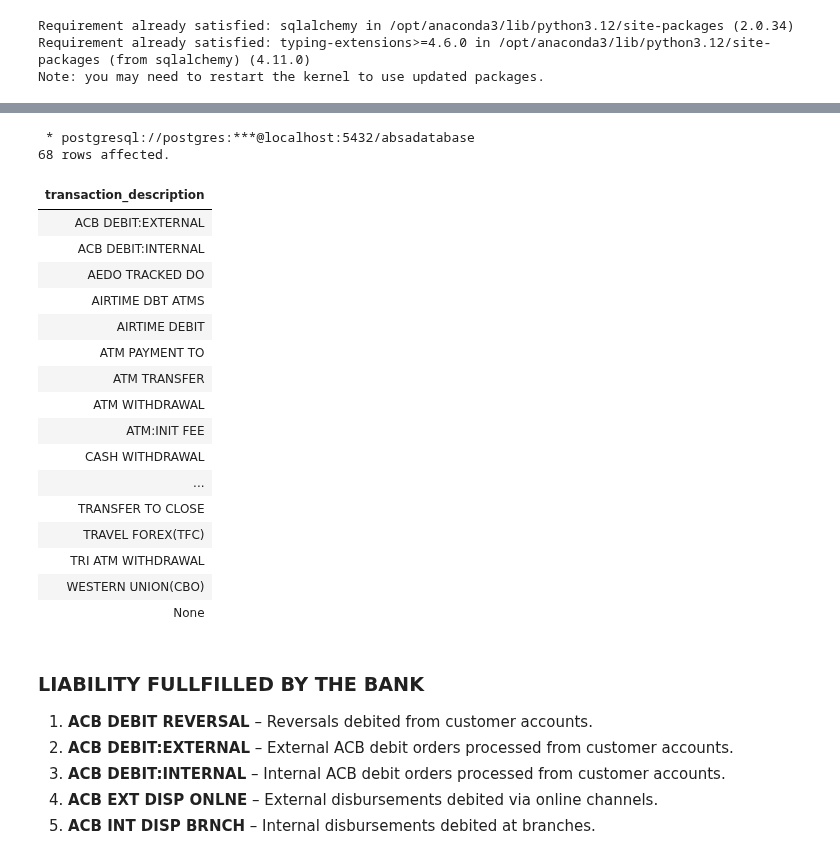
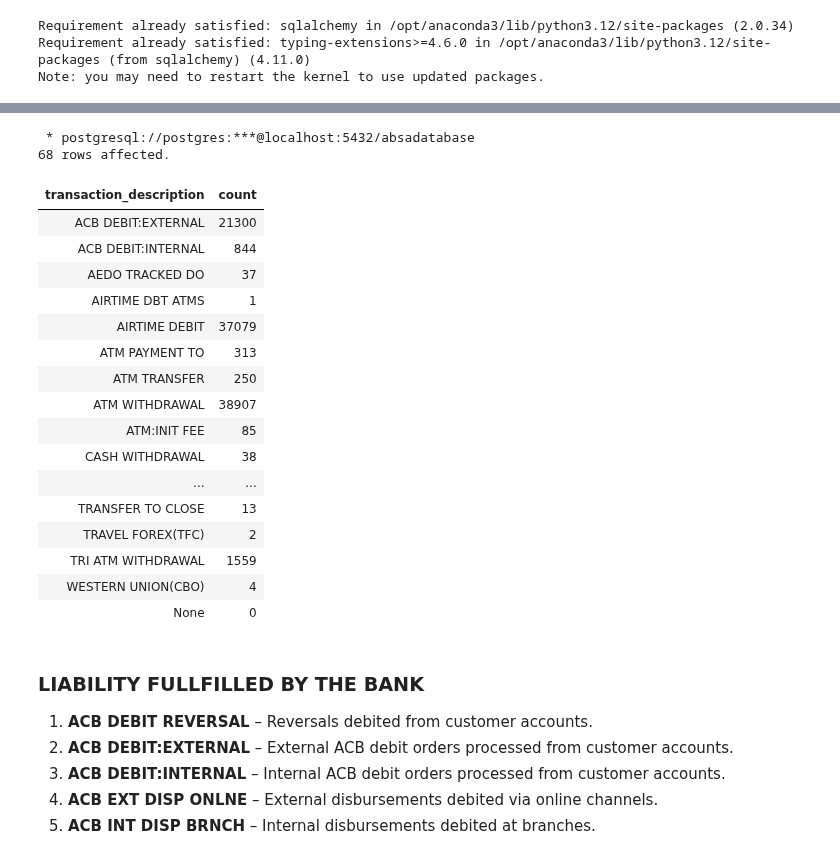
Before and after one commit to The-DigitalAcademy/EXPLORING-ABSA-DATASETS, a Jupyter notebook: Liability_Fulfilled.ipynb, the cells around one changed output, grey strips where cells are left out. Cells and saved outputs as stored; diff of their text form; code cells hidden in the pictures.

```diff
--- a/Liability_Fulfilled.ipynb
+++ b/Liability_Fulfilled.ipynb
@@ -33,33 +33,34 @@ from sqlalchemy import create_engine
 # %%
 %%sql
 SELECT DISTINCT
-    transaction_description
+    transaction_description, count(transaction_description)
 FROM
     transactiondata
 WHERE
     amt < 0
+GROUP BY transaction_description
 ORDER BY
     transaction_description;
 # %% [output]
  * postgresql://postgres:***@localhost:5432/absadatabase
 68 rows affected.
-| transaction_description |
-| ACB DEBIT:EXTERNAL |
-| ACB DEBIT:INTERNAL |
-| AEDO TRACKED DO |
-| AIRTIME DBT ATMS |
-| AIRTIME DEBIT |
-| ATM PAYMENT TO |
-| ATM TRANSFER |
-| ATM WITHDRAWAL |
-| ATM:INIT FEE |
-| CASH WITHDRAWAL |
-| ... |
-| TRANSFER TO CLOSE |
-| TRAVEL FOREX(TFC) |
-| TRI ATM WITHDRAWAL |
-| WESTERN UNION(CBO) |
-| None |
+| transaction_description | count |
+| ACB DEBIT:EXTERNAL | 21300 |
+| ACB DEBIT:INTERNAL | 844 |
+| AEDO TRACKED DO | 37 |
+| AIRTIME DBT ATMS | 1 |
+| AIRTIME DEBIT | 37079 |
+| ATM PAYMENT TO | 313 |
+| ATM TRANSFER | 250 |
+| ATM WITHDRAWAL | 38907 |
+| ATM:INIT FEE | 85 |
+| CASH WITHDRAWAL | 38 |
+| ... | ... |
+| TRANSFER TO CLOSE | 13 |
+| TRAVEL FOREX(TFC) | 2 |
+| TRI ATM WITHDRAWAL | 1559 |
+| WESTERN UNION(CBO) | 4 |
+| None | 0 |
 # %% [markdown]
 ### LIABILITY FULLFILLED BY THE BANK
 
```
Also changed, not shown: 1 other file.
